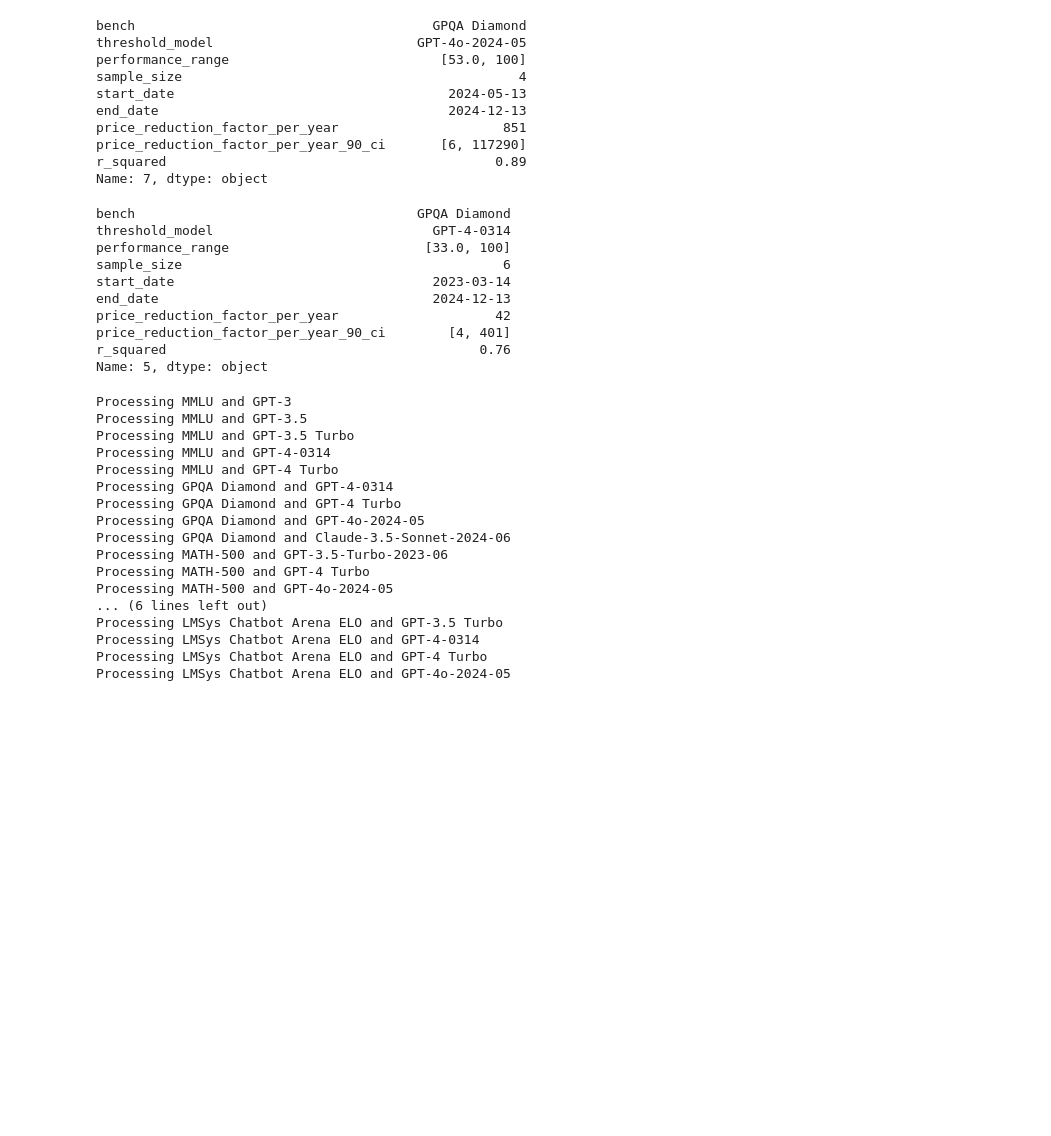
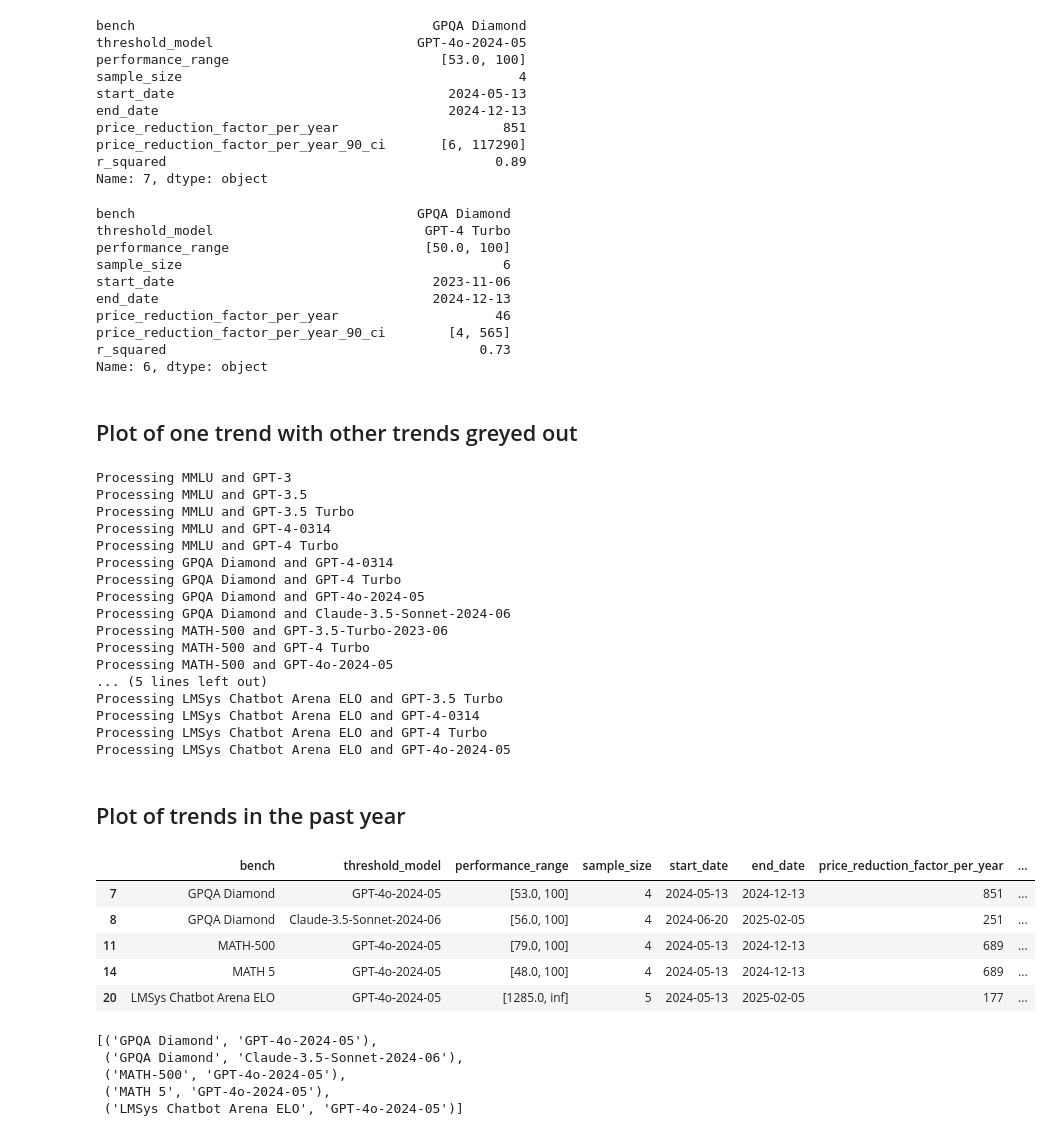
Before and after one commit to epoch-research/llm-benchmark-efficiency, a Jupyter notebook: test_reproducibility.ipynb, the cells around one changed output. Drawn from its saved outputs; the diff is of its cells as text; code cells hidden in the pictures; blank space fills up the shorter version.

```diff
--- a/test_reproducibility.ipynb
+++ b/test_reproducibility.ipynb
@@ -11,7 +11,9 @@ def save_plot(fig, folder, filename, extensions=['png', 'svg', 'pdf', 'html'], s
         fig.write_image(folder + filename + '.pdf', scale=scale)
     if 'html' in extensions:
         fig.write_html(folder + filename + '.html')
+# %%
+results_dir = 'results/2025-03-06_exclude_reasoning_models/lowest_price_models_above_previous_frontier/'
 # %%
-all_cheapest_models_df = pd.read_csv('results/2025-03-03_edited_gpt4o/lowest_price_models_above_previous_frontier/lowest_price_models_data.csv')
-all_other_models_df = pd.read_csv('results/2025-03-03_edited_gpt4o/lowest_price_models_above_previous_frontier/other_models_data.csv')
-results_df = pd.read_csv('results/2025-03-03_edited_gpt4o/lowest_price_models_above_previous_frontier/lowest_price_models_results.csv')
+all_cheapest_models_df = pd.read_csv(results_dir + 'lowest_price_models_data.csv')
+all_other_models_df = pd.read_csv(results_dir + 'other_models_data.csv')
+results_df = pd.read_csv(results_dir + 'lowest_price_models_results.csv')
@@ -134,21 +155,26 @@ median_trend_annual_factor = median_trend_result['price_reduction_factor_per_yea
 median_trend_result
 # %% [output]
 bench                                    GPQA Diamond
-threshold_model                            GPT-4-0314
-performance_range                         [33.0, 100]
+threshold_model                           GPT-4 Turbo
+performance_range                         [50.0, 100]
 sample_size                                         6
-start_date                                 2023-03-14
+start_date                                 2023-11-06
 end_date                                   2024-12-13
-price_reduction_factor_per_year                    42
-price_reduction_factor_per_year_90_ci        [4, 401]
-r_squared                                        0.76
-Name: 5, dtype: object
+price_reduction_factor_per_year                    46
+price_reduction_factor_per_year_90_ci        [4, 565]
+r_squared                                        0.73
+Name: 6, dtype: object
+# %% [markdown]
+## Plot of one trend with other trends greyed out
 # %%
 selected_benches = results_df['bench'].unique()
 selected_threshold_models = results_df['threshold_model'].unique()
-selected_bench = max_trend_bench
-selected_threshold_model = max_trend_threshold_model
-selected_annual_factor = max_trend_annual_factor
+selected_bench = 'GPQA Diamond'
+selected_threshold_model = 'GPT-4-0314'
+selected_annual_factor = results_df[
+    (results_df['bench'] == selected_bench) &
+    (results_df['threshold_model'] == selected_threshold_model)
+]['price_reduction_factor_per_year'].iloc[0]
 
 fig = go.Figure()
 
@@ -170,7 +196,7 @@ for i, row in results_df.iterrows():
         legendgroup = f'{selected_bench} {selected_threshold_model}'
         legendrank = 0
     else:
-        color = 'lightgrey'
+        color = 'rgb(230, 230, 230)'
         showlegend = i == 0  # Only show the first one in legend
         zorder = 0
         legendgroup = "Other benchmarks and performance levels"
@@ -264,7 +290,7 @@ fig.update_layout(
     template='plotly_white',
 )
 
-save_plot(fig, 'results/2025-03-03_edited_gpt4o/lowest_price_models_above_previous_frontier/', 'lowest_price_trends_all_highlighting_max_trend')
+save_plot(fig, results_dir, 'lowest_price_trends_all_highlighting_max_trend')
 
 fig.show()
 # %% [output]
@@ -280,8 +306,31 @@ Processing GPQA Diamond and Claude-3.5-Sonnet-2024-06
 Processing MATH-500 and GPT-3.5-Turbo-2023-06
 Processing MATH-500 and GPT-4 Turbo
 Processing MATH-500 and GPT-4o-2024-05
-... (6 lines left out)
+... (5 lines left out)
 Processing LMSys Chatbot Arena ELO and GPT-3.5 Turbo
 Processing LMSys Chatbot Arena ELO and GPT-4-0314
 Processing LMSys Chatbot Arena ELO and GPT-4 Turbo
 Processing LMSys Chatbot Arena ELO and GPT-4o-2024-05
+# %% [markdown]
+## Plot of trends in the past year
+# %%
+min_date_df = results_df.copy()
+start_date_ordinals = min_date_df['start_date'].map(lambda x: pd.Timestamp(x).toordinal())
+current_date_ordinal = pd.Timestamp.now().toordinal()
+min_date_df = min_date_df[start_date_ordinals > current_date_ordinal - 365]
+min_date_df
+# %% [output]
+|  | bench | threshold_model | performance_range | sample_size | start_date | end_date | price_reduction_factor_per_year | ... |
+| 7 | GPQA Diamond | GPT-4o-2024-05 | [53.0, 100] | 4 | 2024-05-13 | 2024-12-13 | 851 | ... |
+| 8 | GPQA Diamond | Claude-3.5-Sonnet-2024-06 | [56.0, 100] | 4 | 2024-06-20 | 2025-02-05 | 251 | ... |
+| 11 | MATH-500 | GPT-4o-2024-05 | [79.0, 100] | 4 | 2024-05-13 | 2024-12-13 | 689 | ... |
+| 14 | MATH 5 | GPT-4o-2024-05 | [48.0, 100] | 4 | 2024-05-13 | 2024-12-13 | 689 | ... |
+| 20 | LMSys Chatbot Arena ELO | GPT-4o-2024-05 | [1285.0, inf] | 5 | 2024-05-13 | 2025-02-05 | 177 | ... |
+# %%
+[(row['bench'], row['threshold_model']) for i, row in min_date_df.iterrows()]
+# %% [output]
+[('GPQA Diamond', 'GPT-4o-2024-05'),
+ ('GPQA Diamond', 'Claude-3.5-Sonnet-2024-06'),
+ ('MATH-500', 'GPT-4o-2024-05'),
+ ('MATH 5', 'GPT-4o-2024-05'),
+ ('LMSys Chatbot Arena ELO', 'GPT-4o-2024-05')]
```
Also changed, not shown: parts of 5 cells of this notebook.
